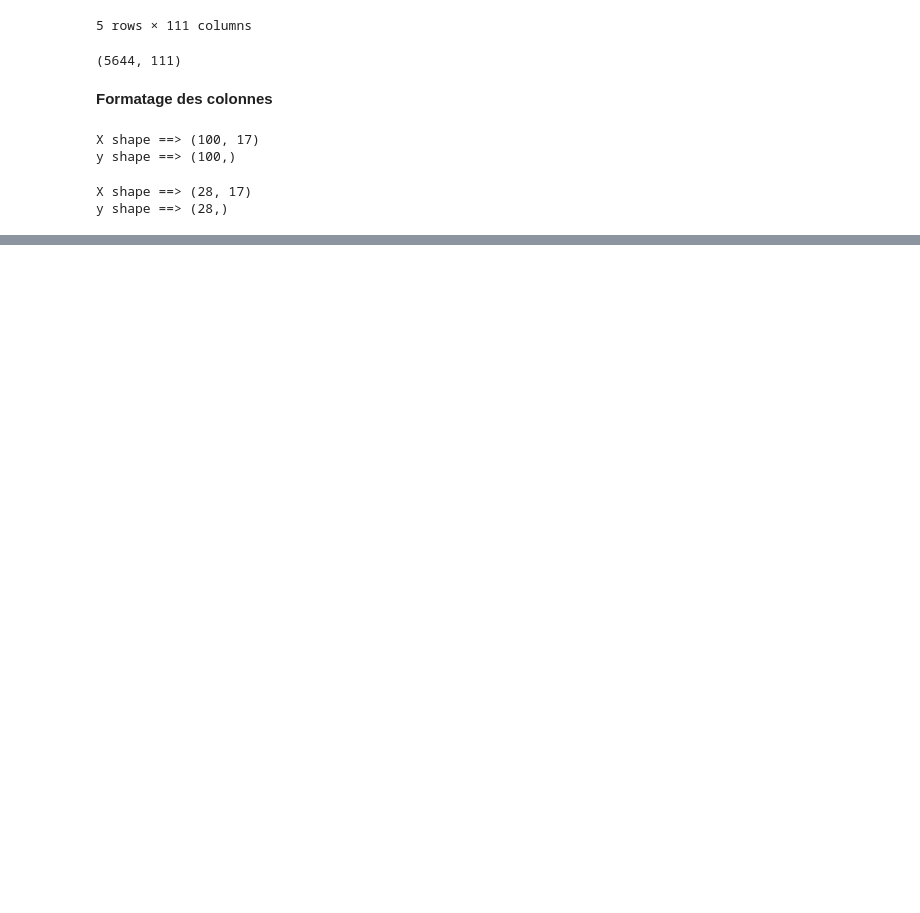
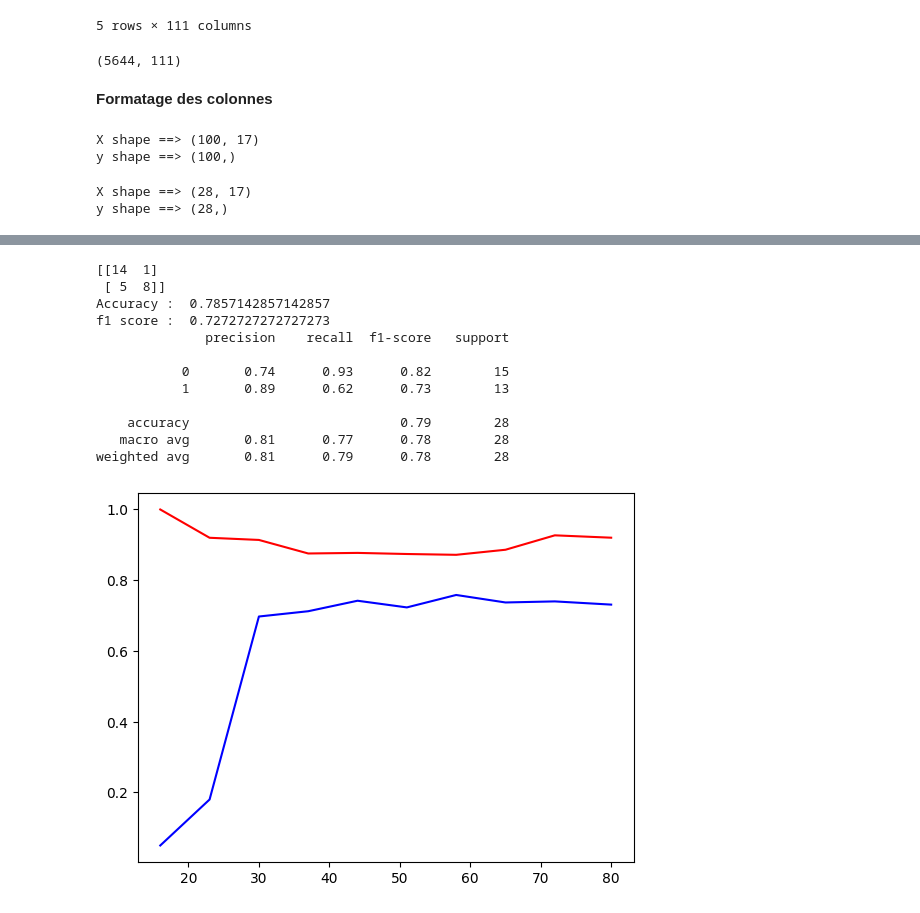
Before and after one commit to chanwinharold/COVID_19_-_DATA_SCIENCE_PROJECT, a Jupyter notebook: notebook_preprocessing.ipynb, the cells around one changed output, grey strips where cells are left out. Saved outputs shown, nothing was run; the diff lists cells and outputs as text; code cells hidden in the pictures; blank space fills up the shorter version.

Commit message:
model final

```diff
--- a/notebook_preprocessing.ipynb
+++ b/notebook_preprocessing.ipynb
@@ -158,6 +159,13 @@ def evaluation(model_):
     print("Accuracy : ", accuracy_score(y_pred=y_pred, y_true=y_test))
     print("f1 score : ", f1_score(y_pred=y_pred, y_true=y_test))
     print(classification_report(y_pred=y_pred, y_true=y_test))
+
+    N, train_score, val_score = learning_curve(estimator=model_, X=X_train, y=y_train, cv=5, train_sizes=np.linspace(0.2, 1.0, 10), random_state=321, scoring='f1')
+
+    plt.figure()
+    plt.plot(N, train_score.mean(axis=1), color="red")
+    plt.plot(N, val_score.mean(axis=1), color="blue")
+    plt.show()
 # %%
 for name, each_model in dict_models.items():
     print(f"{name :-<50}")
@@ -211,0 +293,12 @@ plt.show()
+# %%
+hyper_params = {
+    'svc__C' : [1, 10, 100, 1000],
+    'svc__kernel' : ['rbf', 'linear', 'sigmoid'],
+    'svc__gamma' : ['scale', 1e-4, 1e-3, 1e-2, 1e-1],
+    'pipeline__polynomialfeatures__degree' : range(2, 5),
+    'pipeline__selectkbest__k' : range(4, 100)
+}
+# %%
+grid = RandomizedSearchCV(SVC, hyper_params, scoring='recall', cv=4, random_state=321, n_iter=40)
+# %%
+grid.fit(X_train, y_train)
@@ -211,0 +340,16 @@ plt.show()
+# %%
+evaluation(grid.best_estimator_ )
+# %% [output]
+[[14  1]
+ [ 5  8]]
+Accuracy :  0.7857142857142857
+f1 score :  0.7272727272727273
+              precision    recall  f1-score   support
+
+           0       0.74      0.93      0.82        15
+           1       0.89      0.62      0.73        13
+
+    accuracy                           0.79        28
+   macro avg       0.81      0.77      0.78        28
+weighted avg       0.81      0.79      0.78        28
+[figure, added]
```
Also changed, not shown: parts of 23 cells of this notebook.
